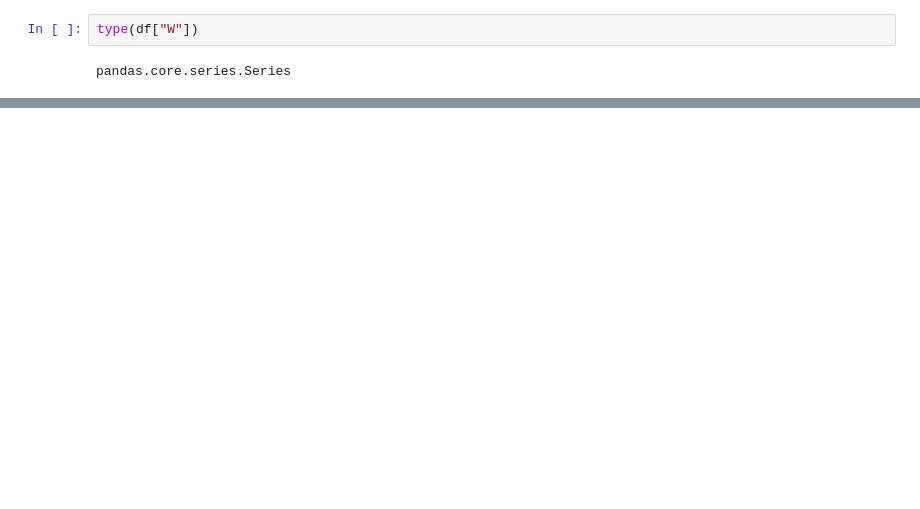
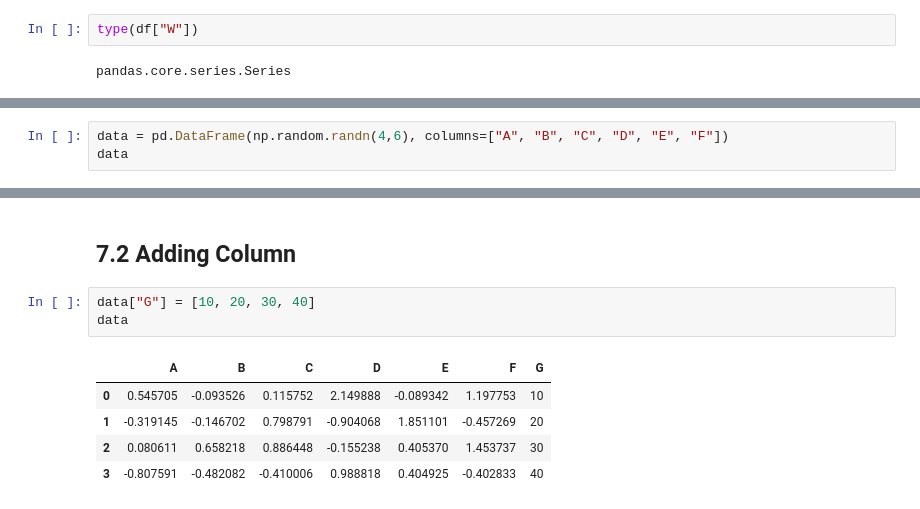
Before and after one commit to ahmedfakhar747/pandas-for-data-science, a Jupyter notebook: pandas_basics_from_zero_to_hero.ipynb, the cells around one changed output, grey strips where cells are left out. Drawn from its saved outputs; the diff is of its cells as text; blank space fills up the shorter version.

```diff
--- a/pandas_basics_from_zero_to_hero.ipynb
+++ b/pandas_basics_from_zero_to_hero.ipynb
@@ -343,0 +363,3 @@ Meaning:
+# %%
+data = pd.DataFrame(np.random.randn(4,6), columns=["A", "B", "C", "D", "E", "F"])
+data
@@ -343,0 +372,11 @@ Meaning:
+# %% [markdown]
+## 7.2 Adding Column
+# %%
+data["G"] = [10, 20, 30, 40]
+data
+# %% [output]
+|  | A | B | C | D | E | F | G |
+| 0 | 0.545705 | -0.093526 | 0.115752 | 2.149888 | -0.089342 | 1.197753 | 10 |
+| 1 | -0.319145 | -0.146702 | 0.798791 | -0.904068 | 1.851101 | -0.457269 | 20 |
+| 2 | 0.080611 | 0.658218 | 0.886448 | -0.155238 | 0.405370 | 1.453737 | 30 |
+| 3 | -0.807591 | -0.482082 | -0.410006 | 0.988818 | 0.404925 | -0.402833 | 40 |
```
Also changed, not shown: parts of 27 cells of this notebook.
